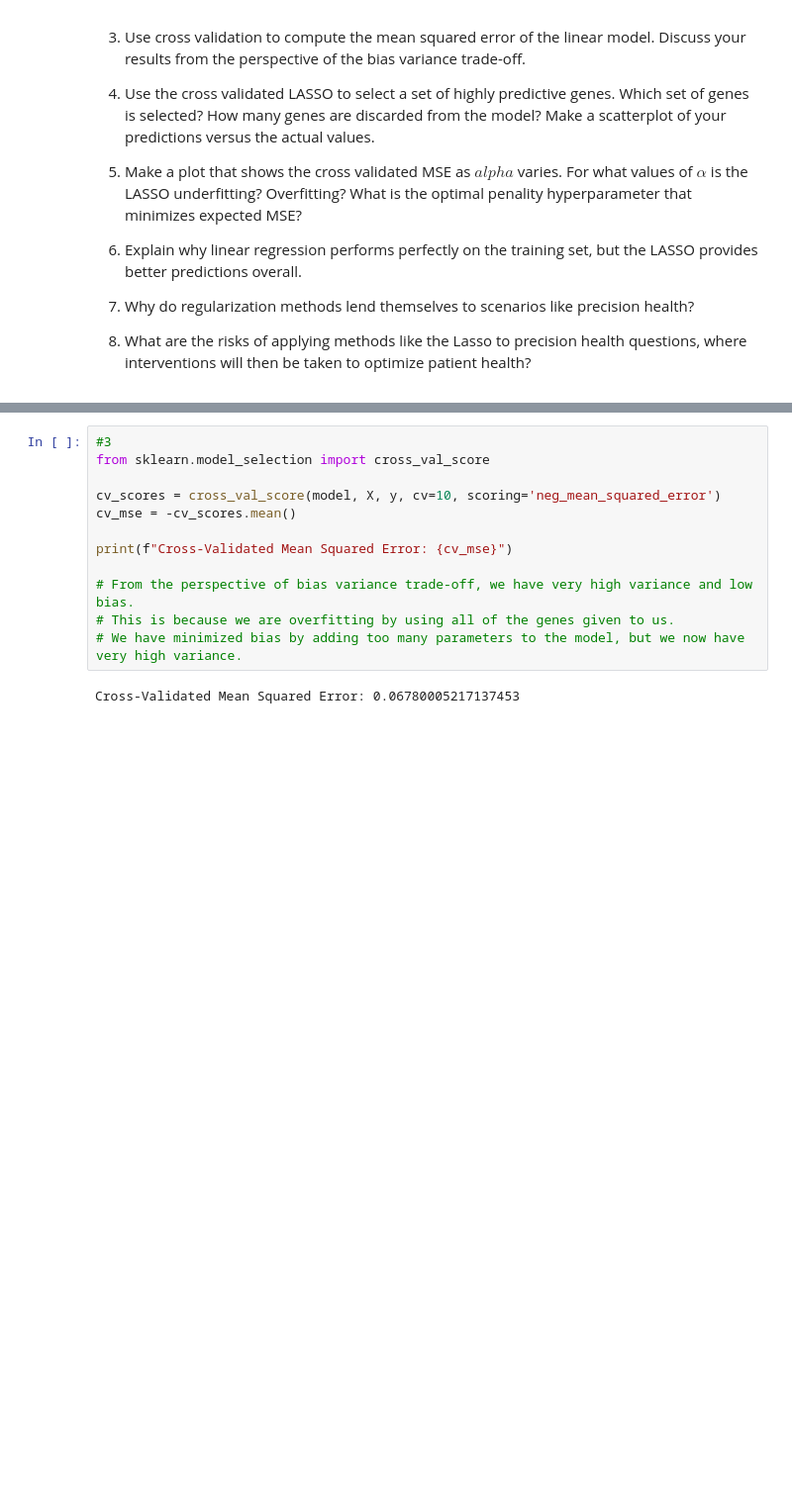
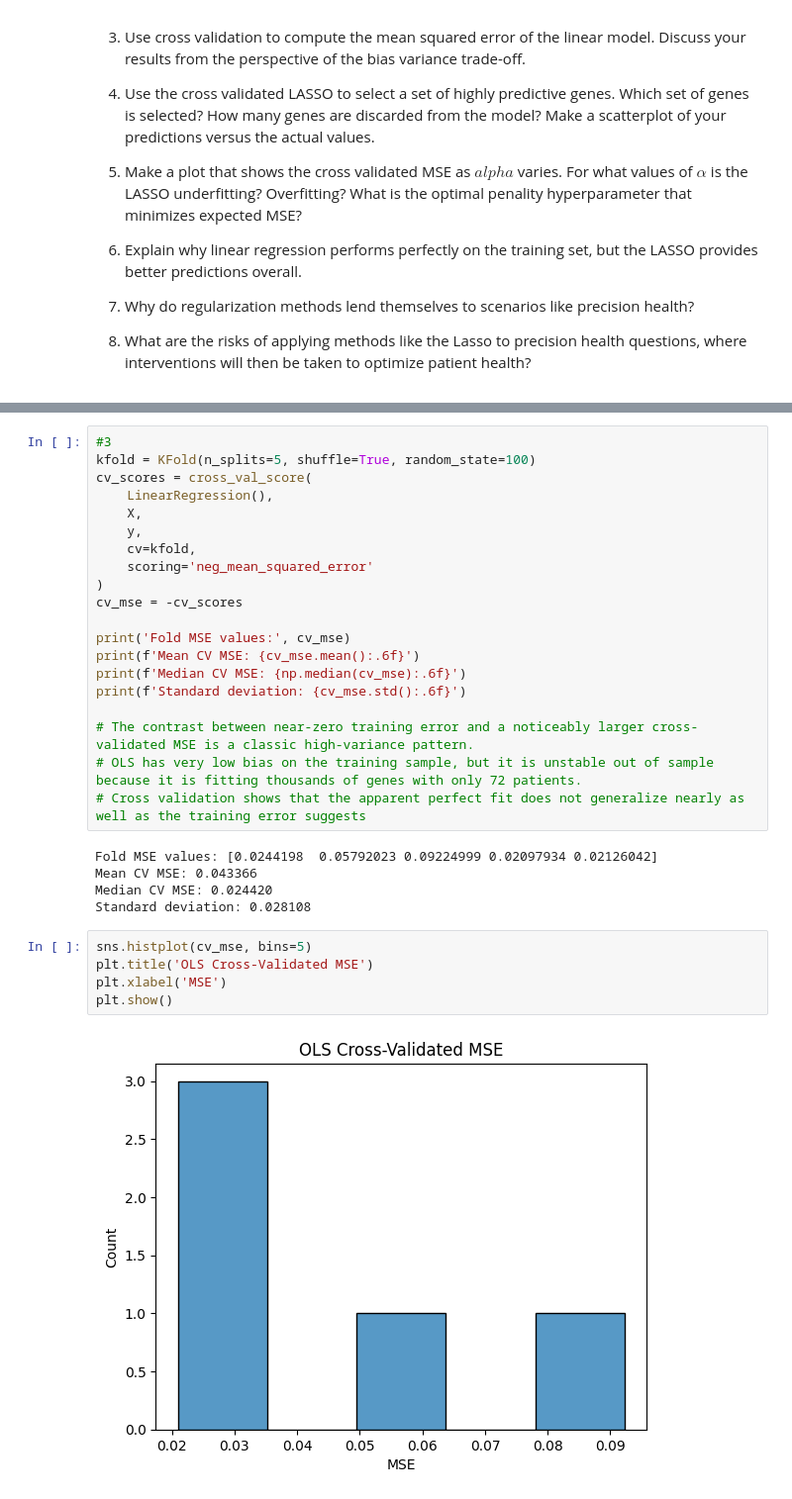
Before and after one commit to lainegoldmacher1/undergrad_ml_assignments, a Jupyter notebook: genomics_lab.ipynb, the cells around one changed output, grey strips where cells are left out. Shown at 99% size. Drawn from its saved outputs; the diff is of its cells as text; blank space fills up the shorter version.

```diff
--- a/genomics_lab.ipynb
+++ b/genomics_lab.ipynb
@@ -95,16 +86,34 @@ Mean Squared Error: 8.708627224086994e-31
 # %%
 #3
-from sklearn.model_selection import cross_val_score
+kfold = KFold(n_splits=5, shuffle=True, random_state=100)
+cv_scores = cross_val_score(
+    LinearRegression(),
+    X,
+    y,
+    cv=kfold,
+    scoring='neg_mean_squared_error'
+)
+cv_mse = -cv_scores
 
-cv_scores = cross_val_score(model, X, y, cv=10, scoring='neg_mean_squared_error')
-cv_mse = -cv_scores.mean()
+print('Fold MSE values:', cv_mse)
+print(f'Mean CV MSE: {cv_mse.mean():.6f}')
+print(f'Median CV MSE: {np.median(cv_mse):.6f}')
+print(f'Standard deviation: {cv_mse.std():.6f}')
 
-print(f"Cross-Validated Mean Squared Error: {cv_mse}")
-
-# From the perspective of bias variance trade-off, we have very high variance and low bias.
-# This is because we are overfitting by using all of the genes given to us.
-# We have minimized bias by adding too many parameters to the model, but we now have very high variance.
+# The contrast between near-zero training error and a noticeably larger cross-validated MSE is a classic high-variance pattern.
+# OLS has very low bias on the training sample, but it is unstable out of sample because it is fitting thousands of genes with only 72 patients.
+# Cross validation shows that the apparent perfect fit does not generalize nearly as well as the training error suggests
 # %% [output]
-Cross-Validated Mean Squared Error: 0.06780005217137453
+Fold MSE values: [0.0244198  0.05792023 0.09224999 0.02097934 0.02126042]
+Mean CV MSE: 0.043366
+Median CV MSE: 0.024420
+Standard deviation: 0.028108
+# %%
+sns.histplot(cv_mse, bins=5)
+plt.title('OLS Cross-Validated MSE')
+plt.xlabel('MSE')
+plt.show()
+# %% [output]
+[figure, added]
 # %%
 #4
```
Also changed, not shown: parts of 9 cells of this notebook.
